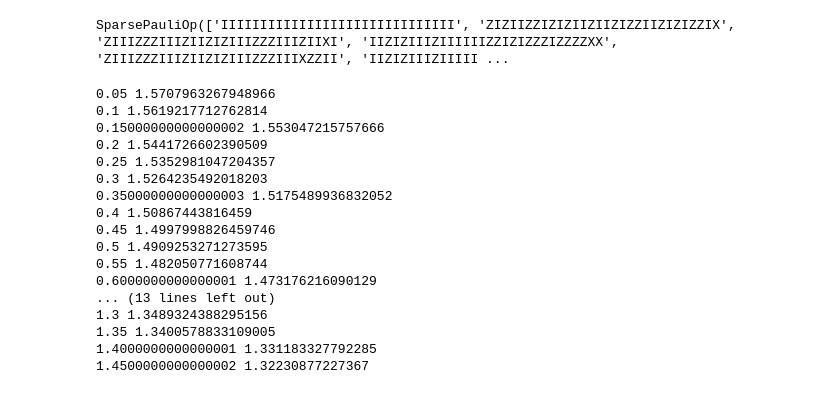
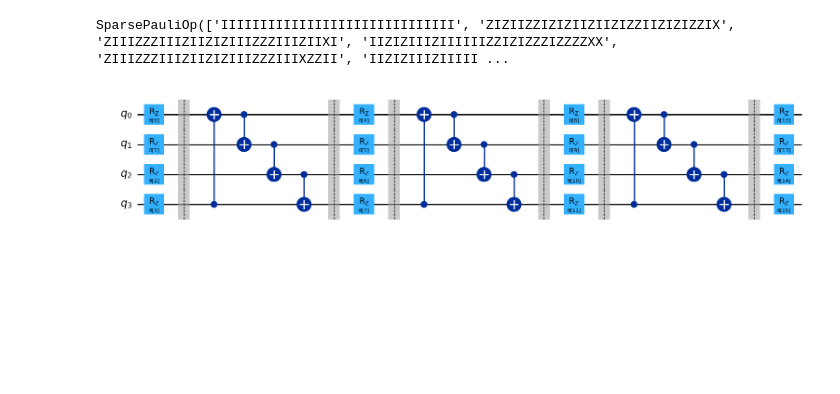
Before and after one commit to jervaal/Thesis-VQE, a Jupyter notebook: try.ipynb, the cells around one changed output. Saved outputs shown, nothing was run; the diff lists cells and outputs as text; code cells hidden in the pictures; blank space fills up the shorter version.

```diff
--- a/try.ipynb
+++ b/try.ipynb
@@ -944,27 +944,15 @@ KeyboardInterrupt:
 #better_mapper.map_clifford(sqo)
 # %% [output]
 SparsePauliOp(['IIIIIIIIIIIIIIIIIIIIIIIIIIIIII', 'ZIZIIZZIZIZIIZIIZIZZIIZIZIZZIX', 'ZIIIZZZIIIZIIZIZIIIZZZIIIZIIXI', 'IIZIZIIIZIIIIIIZZIZIZZZIZZZZXX', 'ZIIIZZZIIIZIIZIZIIIZZZIIIXZZII', 'IIZIZIIIZIIIII ...
-# %%
-distances = np.arange(0.05, 1.5, 0.05)
-angles = np.linspace(np.pi/2, np.pi/3, num= 60)
-
-
-for d in distan
-# %% [output]
-0.05 1.5707963267948966
-0.1 1.5619217712762814
-0.15000000000000002 1.553047215757666
-0.2 1.5441726602390509
-0.25 1.5352981047204357
-0.3 1.5264235492018203
-0.35000000000000003 1.5175489936832052
-0.4 1.50867443816459
-0.45 1.4997998826459746
-0.5 1.4909253271273595
-0.55 1.482050771608744
-0.6000000000000001 1.473176216090129
-... (13 lines left out)
-1.3 1.3489324388295156
-1.35 1.3400578833109005
-1.4000000000000001 1.331183327792285
-1.4500000000000002 1.32230877227367
+# %%
+from qiskit.circuit.library import EfficientSU2
+
+qc= EfficientSU2(num_qubits= 4,
+             su2_gates=['rz'],
+             entanglement= 'circular',
+             reps= 3,
+             insert_barriers=True)
+
+qc.decompose(reps= 1).draw('mpl')
+# %% [output]
+[figure, added]
```
Also changed, not shown: 14 other files.
